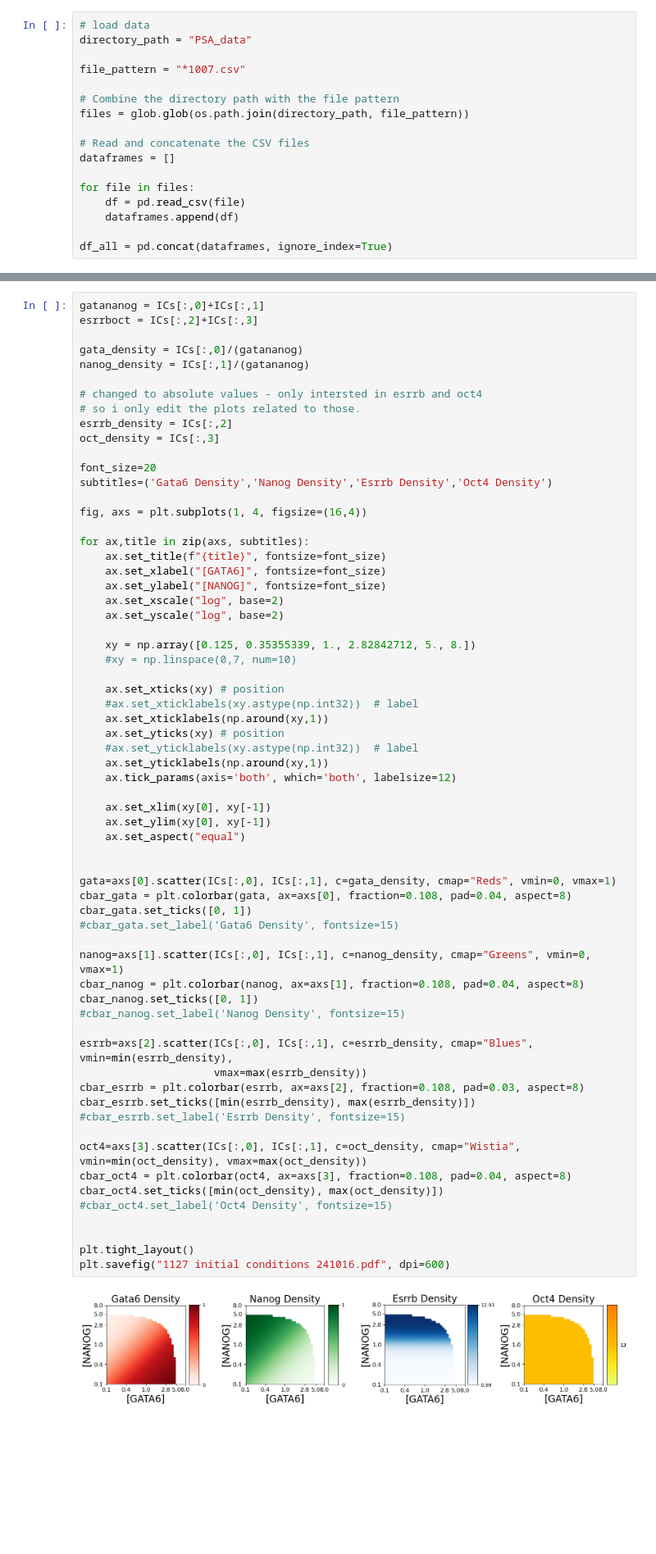
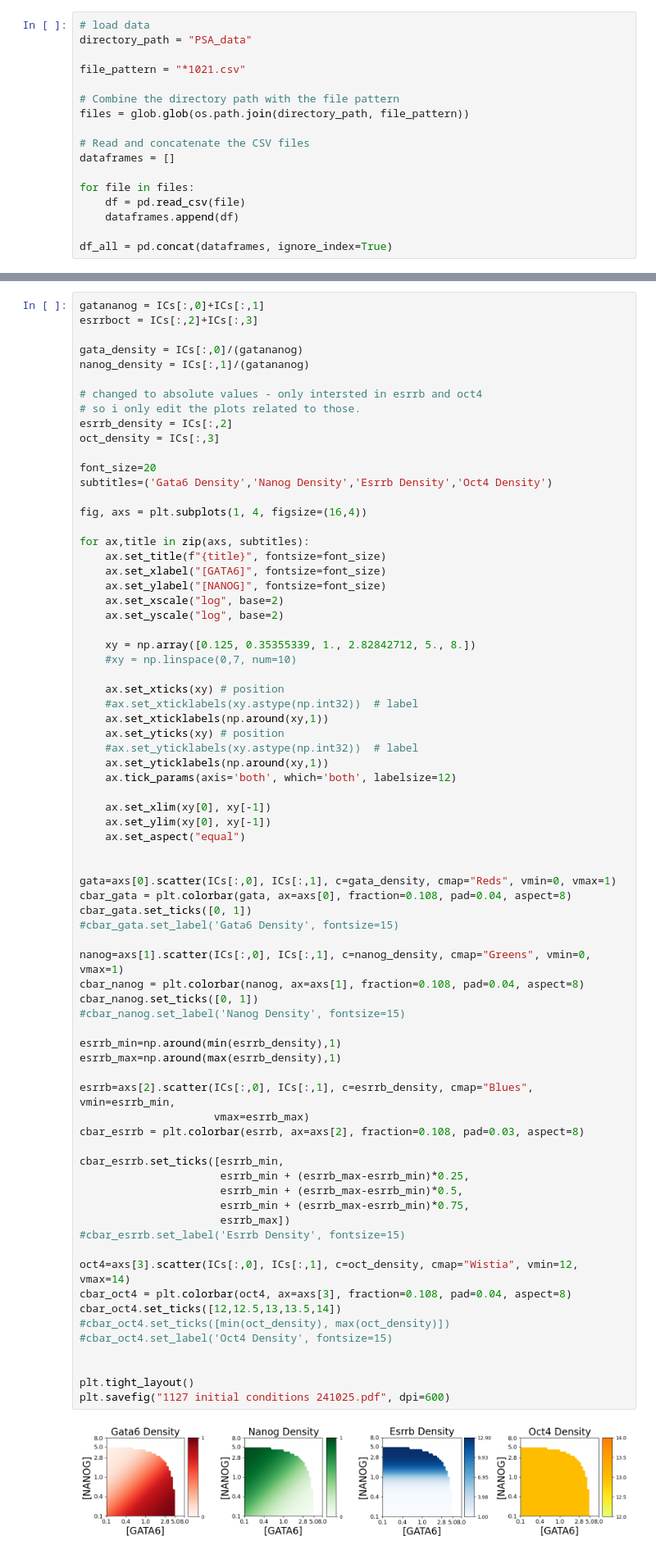
Before and after one commit to SiljaSvendsen/masters_thesis_final, a Jupyter notebook: initial conditions psa.ipynb, the cells around one changed output, grey strips where cells are left out. Shown at 82% size. Cells and saved outputs as stored; diff of their text form; blank space fills up the shorter version.

Commit message:
updated figures

```diff
--- a/initial conditions psa.ipynb
+++ b/initial conditions psa.ipynb
@@ -9,7 +9,7 @@ import matplotlib.pyplot as plt
 # load data
 directory_path = "PSA_data"
 
-file_pattern = "*1007.csv"
+file_pattern = "*1021.csv"
 
 # Combine the directory path with the file pattern
 files = glob.glob(os.path.join(directory_path, file_pattern))
@@ -150,39 +150,48 @@ for ax,title in zip(axs, subtitles):
     ax.set_xticklabels(np.around(xy,1))
     ax.set_yticks(xy) # position
     #ax.set_yticklabels(xy.astype(np.int32))  # label
     ax.set_yticklabels(np.around(xy,1))
     ax.tick_params(axis='both', which='both', labelsize=12)
 
     ax.set_xlim(xy[0], xy[-1])
     ax.set_ylim(xy[0], xy[-1])
     ax.set_aspect("equal")
 
 
 gata=axs[0].scatter(ICs[:,0], ICs[:,1], c=gata_density, cmap="Reds", vmin=0, vmax=1)
 cbar_gata = plt.colorbar(gata, ax=axs[0], fraction=0.108, pad=0.04, aspect=8)
 cbar_gata.set_ticks([0, 1])
 #cbar_gata.set_label('Gata6 Density', fontsize=15)
 
 nanog=axs[1].scatter(ICs[:,0], ICs[:,1], c=nanog_density, cmap="Greens", vmin=0, vmax=1)
 cbar_nanog = plt.colorbar(nanog, ax=axs[1], fraction=0.108, pad=0.04, aspect=8)
 cbar_nanog.set_ticks([0, 1])
 #cbar_nanog.set_label('Nanog Density', fontsize=15)
 
-esrrb=axs[2].scatter(ICs[:,0], ICs[:,1], c=esrrb_density, cmap="Blues", vmin=min(esrrb_density),
-                     vmax=max(esrrb_density))
+esrrb_min=np.around(min(esrrb_density),1)
+esrrb_max=np.around(max(esrrb_density),1)
+
+esrrb=axs[2].scatter(ICs[:,0], ICs[:,1], c=esrrb_density, cmap="Blues", vmin=esrrb_min,
+                     vmax=esrrb_max)
 cbar_esrrb = plt.colorbar(esrrb, ax=axs[2], fraction=0.108, pad=0.03, aspect=8)
-cbar_esrrb.set_ticks([min(esrrb_density), max(esrrb_density)])
+
+cbar_esrrb.set_ticks([esrrb_min,
+                      esrrb_min + (esrrb_max-esrrb_min)*0.25,
+                      esrrb_min + (esrrb_max-esrrb_min)*0.5,
+                      esrrb_min + (esrrb_max-esrrb_min)*0.75,
+                      esrrb_max])
 #cbar_esrrb.set_label('Esrrb Density', fontsize=15)
 
-oct4=axs[3].scatter(ICs[:,0], ICs[:,1], c=oct_density, cmap="Wistia", vmin=min(oct_density), vmax=max(oct_density))
+oct4=axs[3].scatter(ICs[:,0], ICs[:,1], c=oct_density, cmap="Wistia", vmin=12, vmax=14)
 cbar_oct4 = plt.colorbar(oct4, ax=axs[3], fraction=0.108, pad=0.04, aspect=8)
-cbar_oct4.set_ticks([min(oct_density), max(oct_density)])
+cbar_oct4.set_ticks([12,12.5,13,13.5,14])
+#cbar_oct4.set_ticks([min(oct_density), max(oct_density)])
 #cbar_oct4.set_label('Oct4 Density', fontsize=15)
 
 
 plt.tight_layout()
-plt.savefig("1127 initial conditions 241016.pdf", dpi=600)
+plt.savefig("1127 initial conditions 241025.pdf", dpi=600)
 # %% [output]
-[figure, old version]
+[figure, new version]
 # %%
 print(min(esrrb_density), max(esrrb_density), min(oct_density),max(oct_density))
```
Also changed, not shown: parts of 4 cells of this notebook, 44 other files.
